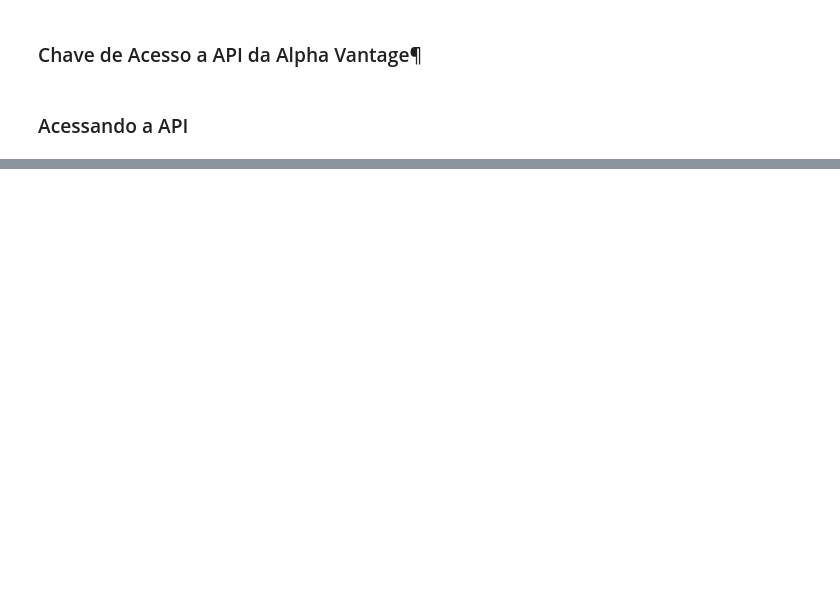
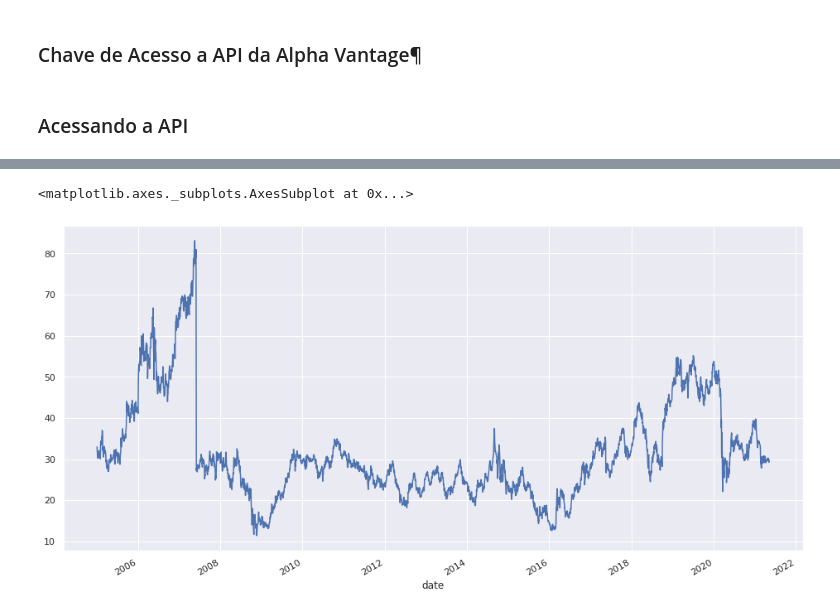
Before and after one commit to rcarasek/Python-for-Investment, a Jupyter notebook: PyForInvest_Colab_aula09.ipynb, the cells around one changed output, grey strips where cells are left out. Saved outputs shown, nothing was run; the diff lists cells and outputs as text; code cells hidden in the pictures; blank space fills up the shorter version.

```diff
--- a/PyForInvest_Colab_aula09.ipynb
+++ b/PyForInvest_Colab_aula09.ipynb
@@ -15,7 +15,7 @@ from alpha_vantage.timeseries import TimeSeries
 # %% [markdown]
 ### Chave de Acesso a API da Alpha Vantage¶
 # %%
-ALPHAVANTAGE_API_KEY ='xxx'
+ALPHAVANTAGE_API_KEY ='***'
 # %% [markdown]
 ### Acessando a API
 # %%
@@ -46,0 +42,7 @@ NameError: ignored
+# %%
+dados, meta_dados = ts.get_daily(symbol='BBAS3.SAO', outputsize='full')
+# %%
+dados['4. close'].plot()
+# %% [output]
+<matplotlib.axes._subplots.AxesSubplot at 0x...>
+[figure, added]
```
Also changed, not shown: parts of 11 cells of this notebook.
